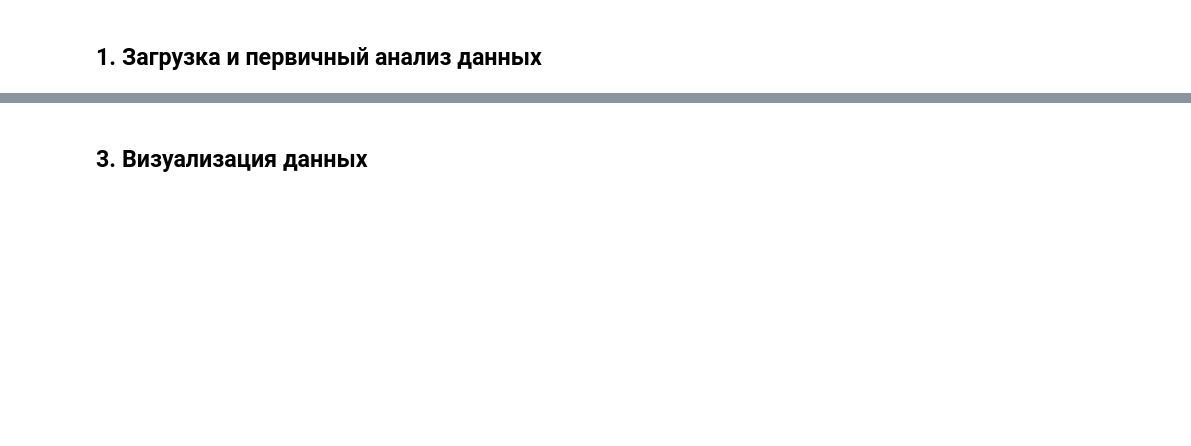
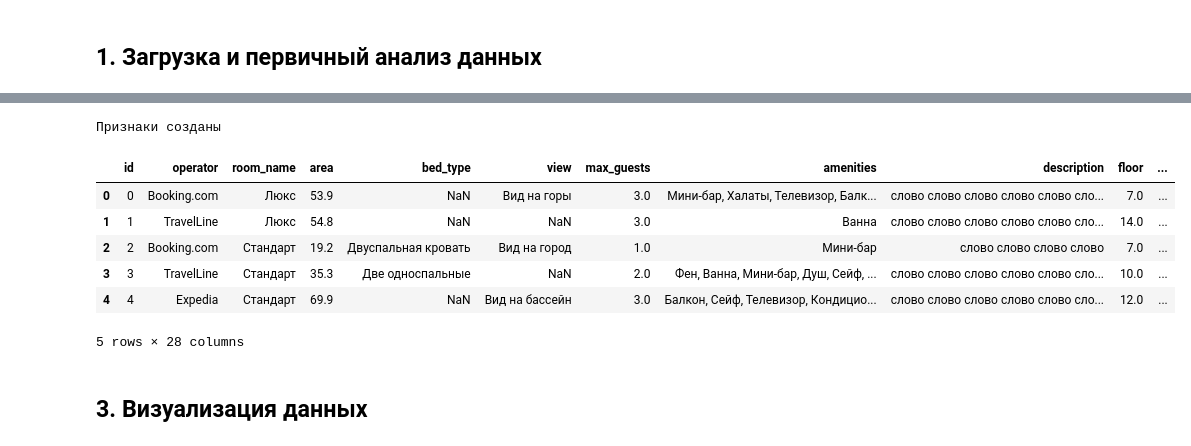
Before and after one commit to azarovdimka/Data_Science, a Jupyter notebook: Machine_Learning/t_travel/solution.ipynb, the cells around one changed output, grey strips where cells are left out. Saved outputs shown, nothing was run; the diff lists cells and outputs as text; code cells hidden in the pictures; blank space fills up the shorter version.

```diff
--- a/Machine_Learning/t_travel/solution.ipynb
+++ b/Machine_Learning/t_travel/solution.ipynb
@@ -44,38 +95,50 @@ df.info()
 # %%
 def create_features(df):
     df = df.copy()
 
     # Количество пропущенных значений
     df['missing_count'] = df[['area', 'bed_type', 'view', 'max_guests', 'floor', 'n_rooms', 'rating']].isna().sum(axis=1)
 
-    # Длина текстовых полей
-    df['room_name_len'] = df['room_name'].fillna('').str.len()
-    df['description_len'] = df['description'].fillna('').str.len()
+    # 1) Длина текстовых полей
+    df['room_class_len'] = df['room_class'].fillna('').str.strip().str.len()
+    df['description_len'] = df['description'].fillna('').str.strip().str.len()
     df['amenities_count'] = df['amenities'].fillna('').str.split(',').str.len()
 
-    # Бинарные признаки наличия данных
+
+    # 2) Бинарные признаки наличия данных
+    df['has_n_rooms'] = df['n_rooms'].notna().astype(int)
+    df['has_rating'] = df['rating'].notna().astype(int)
     df['has_area'] = df['area'].notna().astype(int)
+    df['has_max_guests'] = df['max_guests'].notna().astype(int)
+    df['has_floor'] = df['floor'].notna().astype(int)
+
     df['has_bed_type'] = (df['bed_type'].fillna('') != '').astype(int)
     df['has_view'] = (df['view'].fillna('') != '').astype(int)
-    df['has_max_guests'] = df['max_guests'].notna().astype(int)
-    df['has_floor'] = df['floor'].notna().astype(int)
-    df['has_n_rooms'] = df['n_rooms'].notna().astype(int)
-    df['has_rating'] = df['rating'].notna().astype(int)
+
     df['has_description'] = (df['description_len'] > 0).astype(int)
-    df['has_room_name'] = (df['room_name_len'] > 0).astype(int)
+    df['has_room_class'] = (df['room_class_len'] > 0).astype(int)
 
-    # Заполнение пропусков
+    # 3) Заполнение пропусков
     df['area'] = df['area'].fillna(df['area'].median())
     df['max_guests'] = df['max_guests'].fillna(df['max_guests'].median())
     df['floor'] = df['floor'].fillna(df['floor'].median())
     df['n_rooms'] = df['n_rooms'].fillna(df['n_rooms'].median())
     df['rating'] = df['rating'].fillna(df['rating'].median())
 
     return df
 
 df = create_features(df)
 print("Признаки созданы")
 df.head()
+# %% [output]
+Признаки созданы
+|  | id | operator | room_name | area | bed_type | view | max_guests | amenities | description | floor | ... |
+| 0 | 0 | Booking.com | Люкс | 53.9 | NaN | Вид на горы | 3.0 | Мини-бар, Халаты, Телевизор, Балк... | слово слово слово слово слово сло... | 7.0 | ... |
+| 1 | 1 | TravelLine | Люкс | 54.8 | NaN | NaN | 3.0 | Ванна | слово слово слово слово слово сло... | 14.0 | ... |
+| 2 | 2 | Booking.com | Стандарт | 19.2 | Двуспальная кровать | Вид на город | 1.0 | Мини-бар | слово слово слово слово | 7.0 | ... |
+| 3 | 3 | TravelLine | Стандарт | 35.3 | Две односпальные | NaN | 2.0 | Фен, Ванна, Мини-бар, Душ, Сейф, ... | слово слово слово слово слово сло... | 10.0 | ... |
+| 4 | 4 | Expedia | Стандарт | 69.9 | NaN | Вид на бассейн | 3.0 | Балкон, Сейф, Телевизор, Кондицио... | слово слово слово слово слово сло... | 12.0 | ... |
+5 rows × 28 columns
 # %% [markdown]
 ## 3. Визуализация данных
 # %%
```
Also changed, not shown: parts of 13 cells of this notebook, 1 other file.
